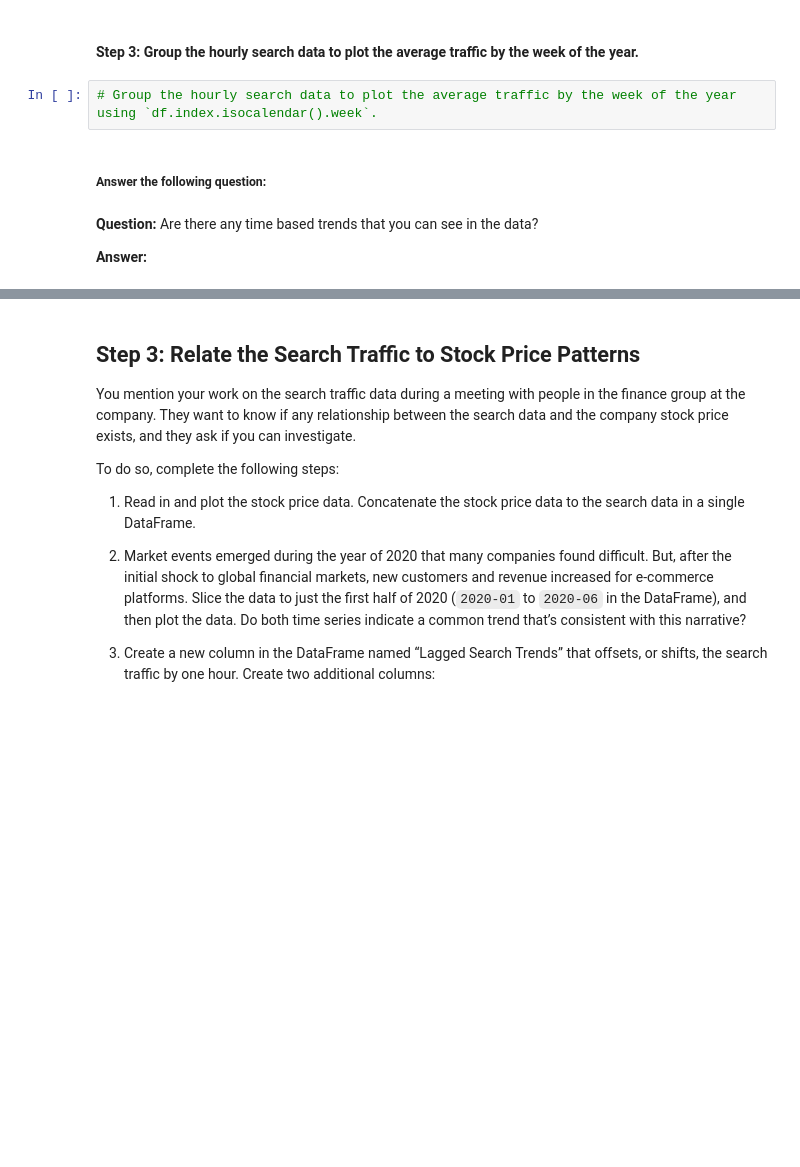
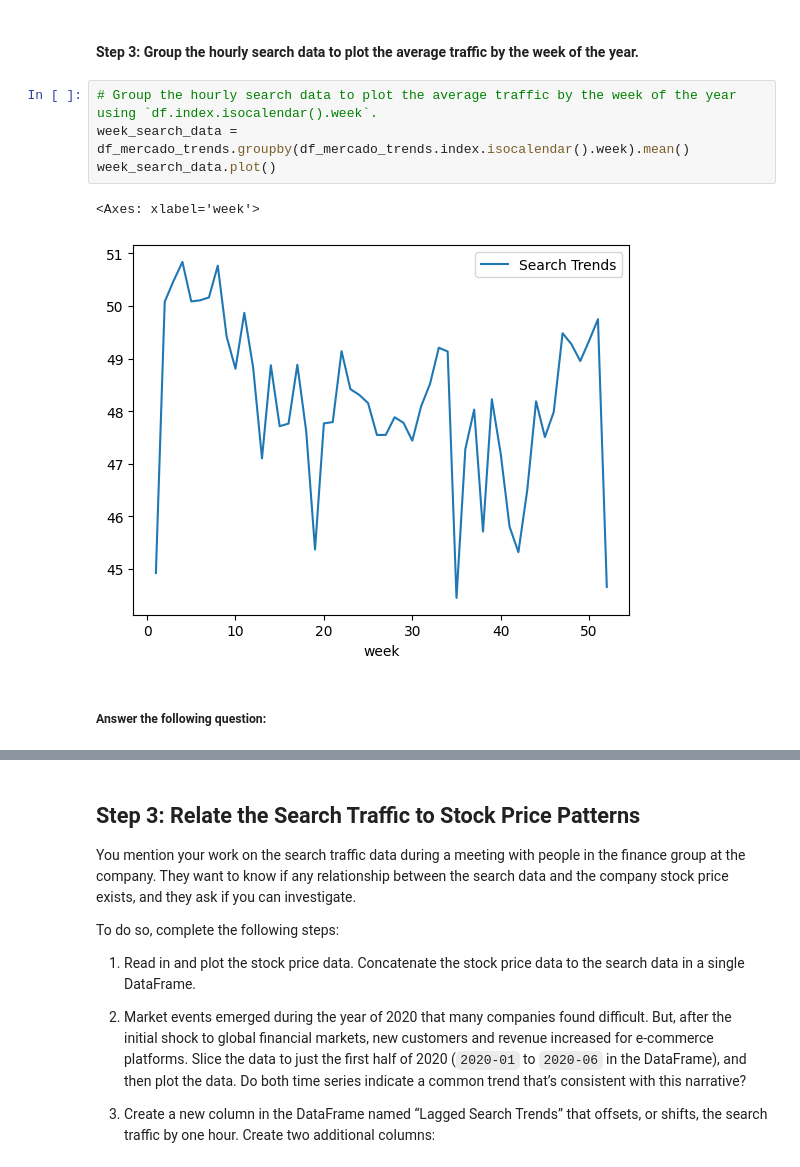
Before and after one commit to ncmoliver/prophet-challenge, a Jupyter notebook: forecasting_net_prophet.ipynb, the cells around one changed output, grey strips where cells are left out. Saved outputs shown, nothing was run; the diff lists cells and outputs as text; blank space fills up the shorter version.

```diff
--- a/forecasting_net_prophet.ipynb
+++ b/forecasting_net_prophet.ipynb
@@ -168,9 +188,10 @@ To that end, you want to mine the search traffic data for predictable seasonal p
 #### Step 3: Group the hourly search data to plot the average traffic by the week of the year.
 # %%
 # Group the hourly search data to plot the average traffic by the week of the year using `df.index.isocalendar().week`.
+week_search_data = df_mercado_trends.groupby(df_mercado_trends.index.isocalendar().week).mean()
+week_search_data.plot()
+# %% [output]
+<Axes: xlabel='week'>
+[figure, added]
 # %% [markdown]
 ##### Answer the following question:
-# %% [markdown]
-**Question:** Are there any time based trends that you can see in the data?
-
-**Answer:**
```
Also changed, not shown: parts of 12 cells of this notebook.
